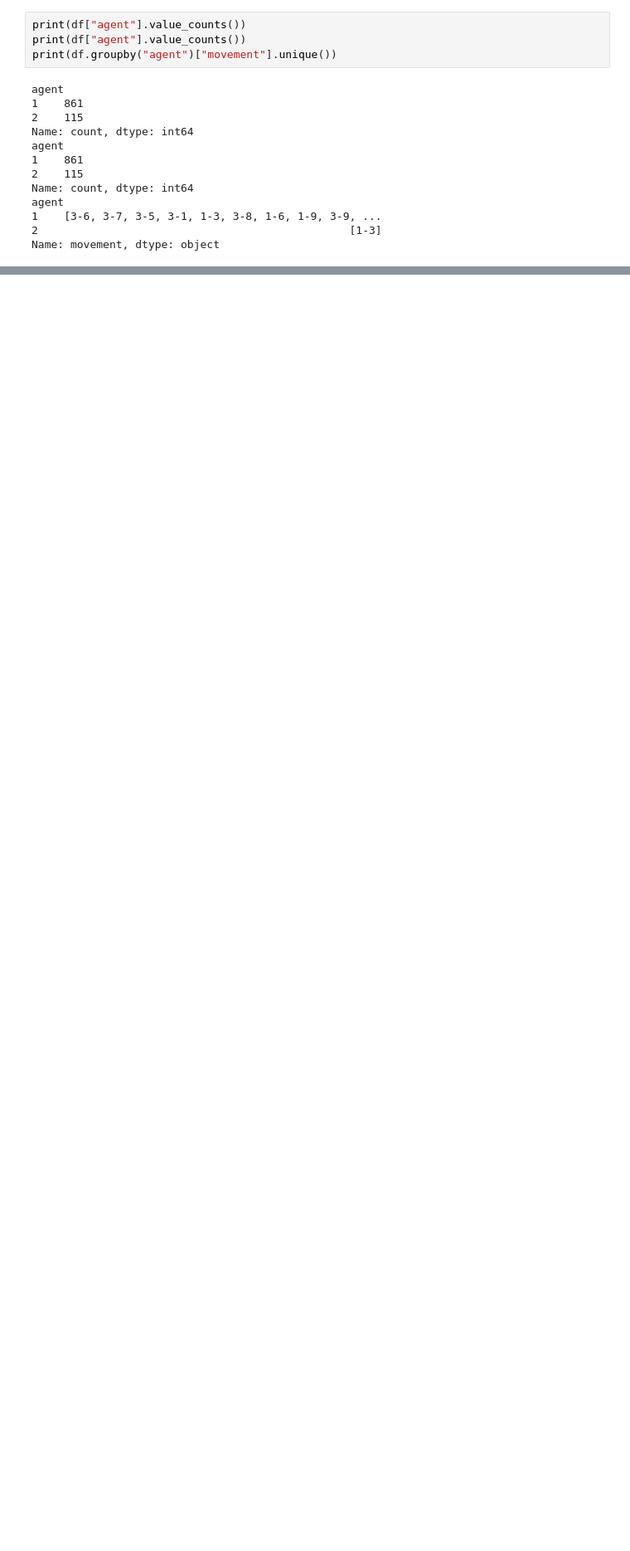
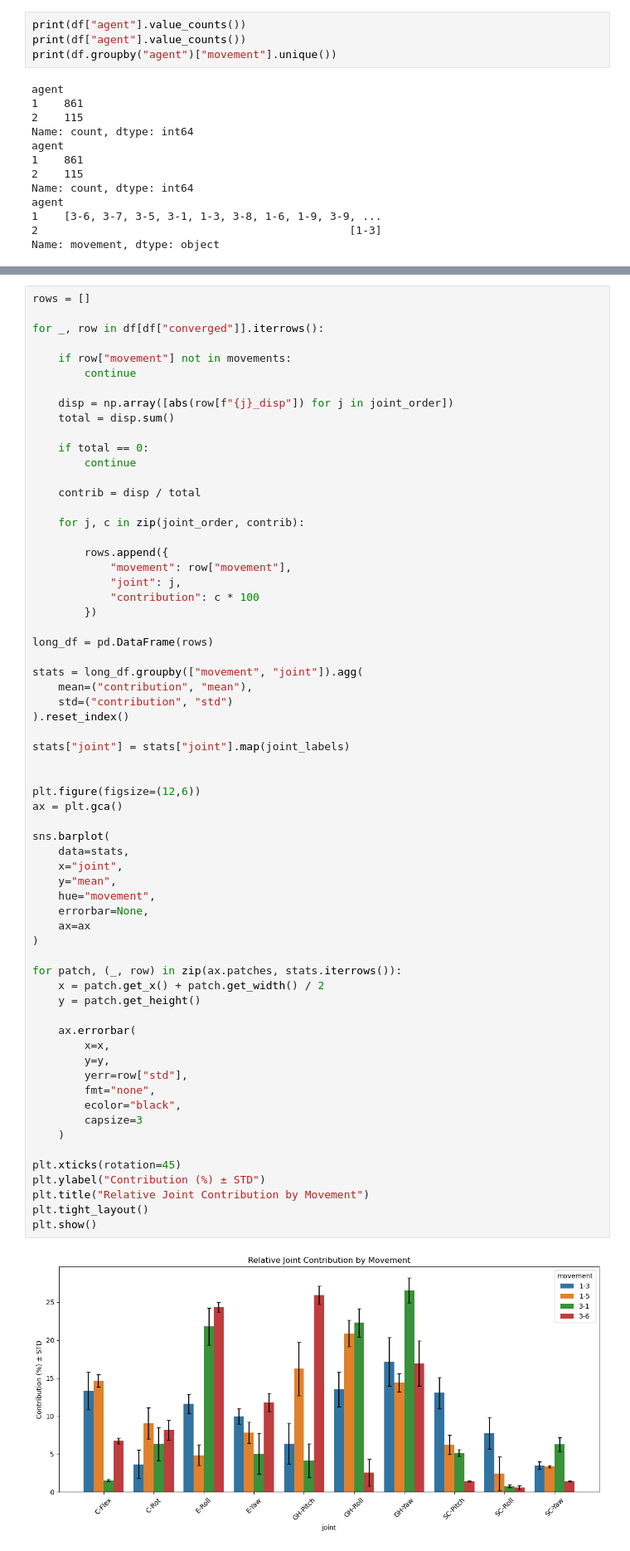
Before and after one commit to bj1110/Masterarbeit, a Jupyter notebook: eval/simdata_eval.ipynb, the cells around one changed output, grey strips where cells are left out. Shown at 83% size. Drawn from its saved outputs; the diff is of its cells as text; blank space fills up the shorter version.

```diff
--- a/eval/simdata_eval.ipynb
+++ b/eval/simdata_eval.ipynb
@@ -150,0 +310,66 @@ Name: movement, dtype: object
+# %%
+rows = []
+
+for _, row in df[df["converged"]].iterrows():
+
+    if row["movement"] not in movements:
+        continue
+
+    disp = np.array([abs(row[f"{j}_disp"]) for j in joint_order])
+    total = disp.sum()
+
+    if total == 0:
+        continue
+
+    contrib = disp / total
+
+    for j, c in zip(joint_order, contrib):
+
+        rows.append({
+            "movement": row["movement"],
+            "joint": j,
+            "contribution": c * 100
+        })
+
+long_df = pd.DataFrame(rows)
+
+stats = long_df.groupby(["movement", "joint"]).agg(
+    mean=("contribution", "mean"),
+    std=("contribution", "std")
+).reset_index()
+
+stats["joint"] = stats["joint"].map(joint_labels)
+
+
+plt.figure(figsize=(12,6))
+ax = plt.gca()
+
+sns.barplot(
+    data=stats,
+    x="joint",
+    y="mean",
+    hue="movement",
+    errorbar=None,
+    ax=ax
+)
+
+for patch, (_, row) in zip(ax.patches, stats.iterrows()):
+    x = patch.get_x() + patch.get_width() / 2
+    y = patch.get_height()
+
+    ax.errorbar(
+        x=x,
+        y=y,
+        yerr=row["std"],
+        fmt="none",
+        ecolor="black",
+        capsize=3
+    )
+
+plt.xticks(rotation=45)
+plt.ylabel("Contribution (%) ± STD")
+plt.title("Relative Joint Contribution by Movement")
+plt.tight_layout()
+plt.show()
+# %% [output]
+[figure, added]
```
Also changed, not shown: parts of 4 cells of this notebook.
